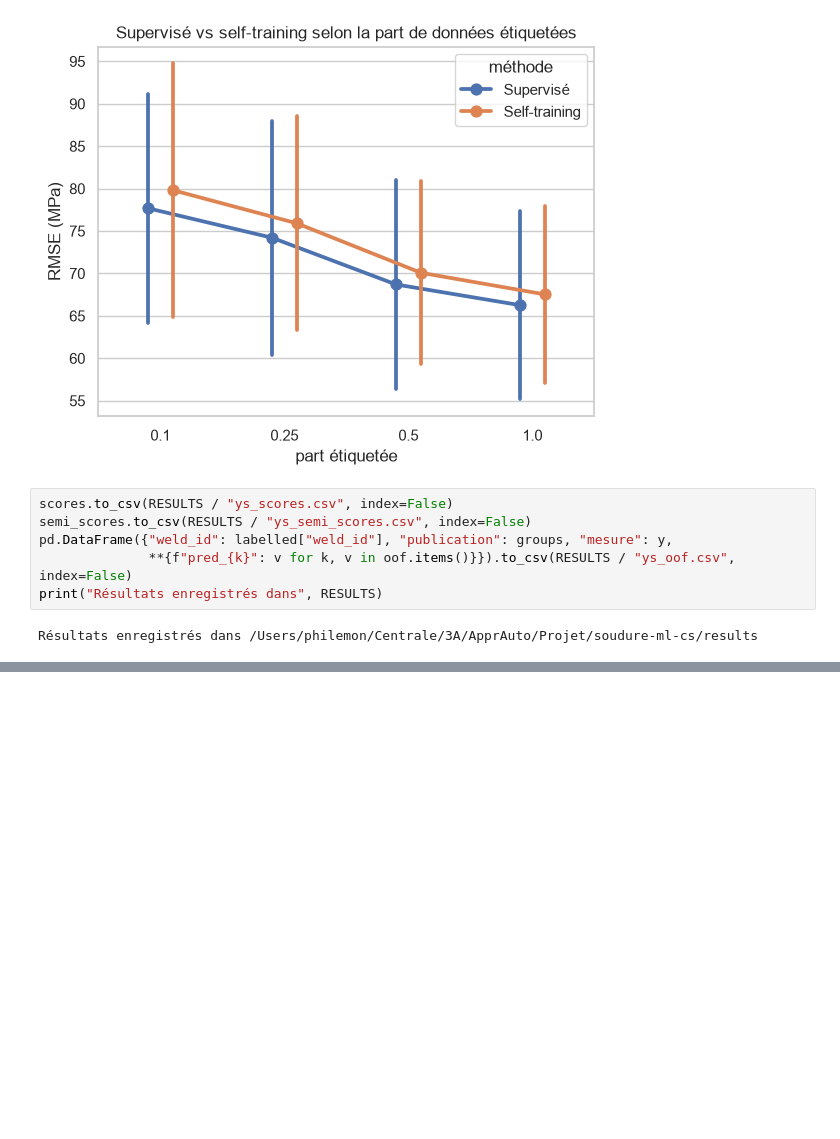
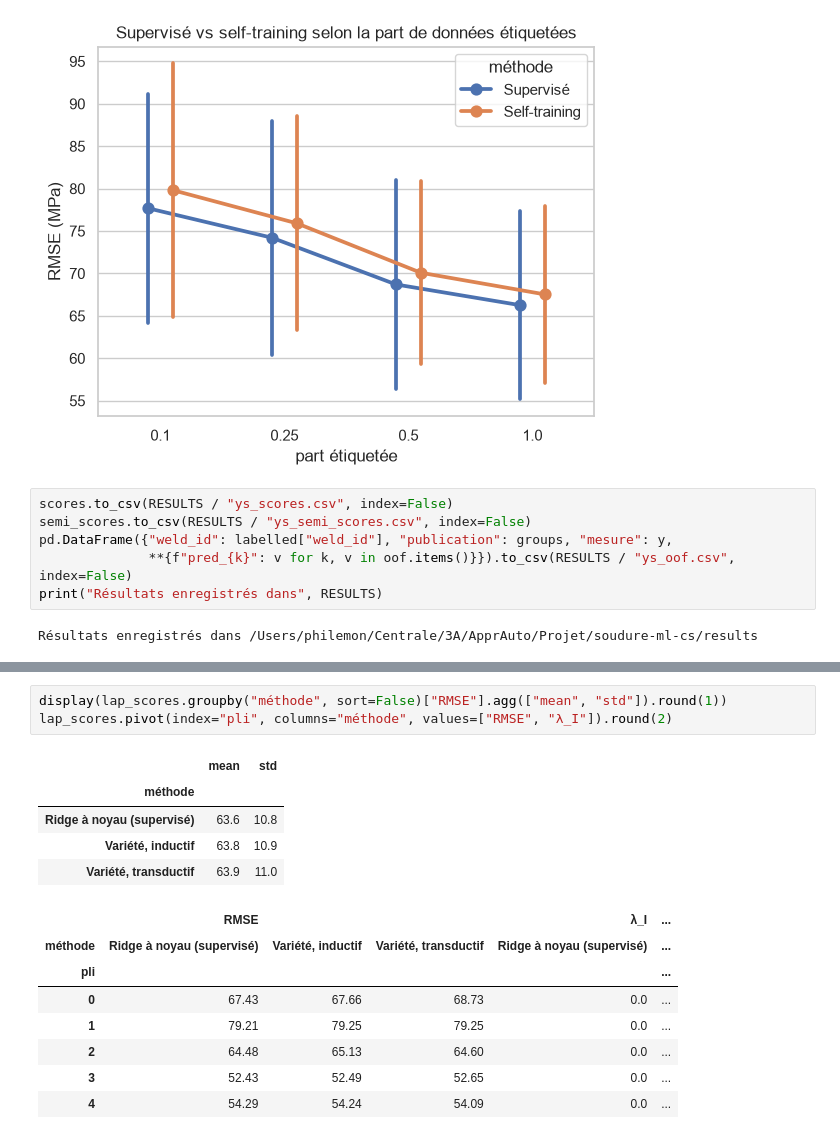
Before and after one commit to hiboujoyeux/soudure-ml-cs, a Jupyter notebook: notebooks/03_modeles_limite_elasticite.ipynb, the cells around one changed output, grey strips where cells are left out. Cells and saved outputs as stored; diff of their text form; blank space fills up the shorter version.

```diff
--- a/notebooks/03_modeles_limite_elasticite.ipynb
+++ b/notebooks/03_modeles_limite_elasticite.ipynb
@@ -499,0 +618,17 @@ modèle retenu pour formuler des recommandations.
+# %%
+display(lap_scores.groupby("méthode", sort=False)["RMSE"].agg(["mean", "std"]).round(1))
+lap_scores.pivot(index="pli", columns="méthode", values=["RMSE", "λ_I"]).round(2)
+# %% [output]
+|  | mean | std |
+| méthode |  |  |
+| Ridge à noyau (supervisé) | 63.6 | 10.8 |
+| Variété, inductif | 63.8 | 10.9 |
+| Variété, transductif | 63.9 | 11.0 |
+|  | RMSE |  |  | λ_I | ... |
+| méthode | Ridge à noyau (supervisé) | Variété, inductif | Variété, transductif | Ridge à noyau (supervisé) | ... |
+| pli |  |  |  |  | ... |
+| 0 | 67.43 | 67.66 | 68.73 | 0.0 | ... |
+| 1 | 79.21 | 79.25 | 79.25 | 0.0 | ... |
+| 2 | 64.48 | 65.13 | 64.60 | 0.0 | ... |
+| 3 | 52.43 | 52.49 | 52.65 | 0.0 | ... |
+| 4 | 54.29 | 54.24 | 54.09 | 0.0 | ... |
```
Also changed, not shown: parts of 14 cells of this notebook, 3 other files.
